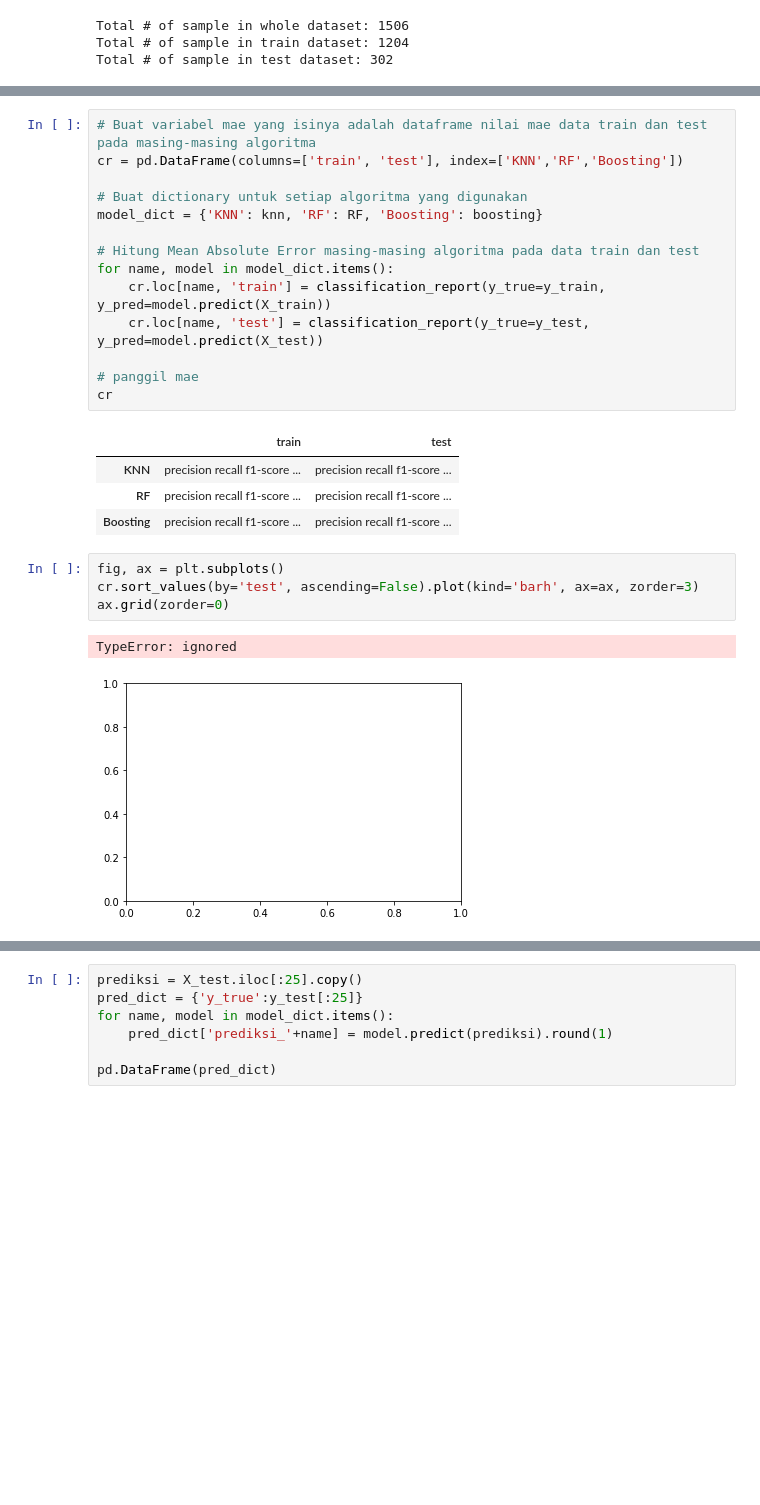
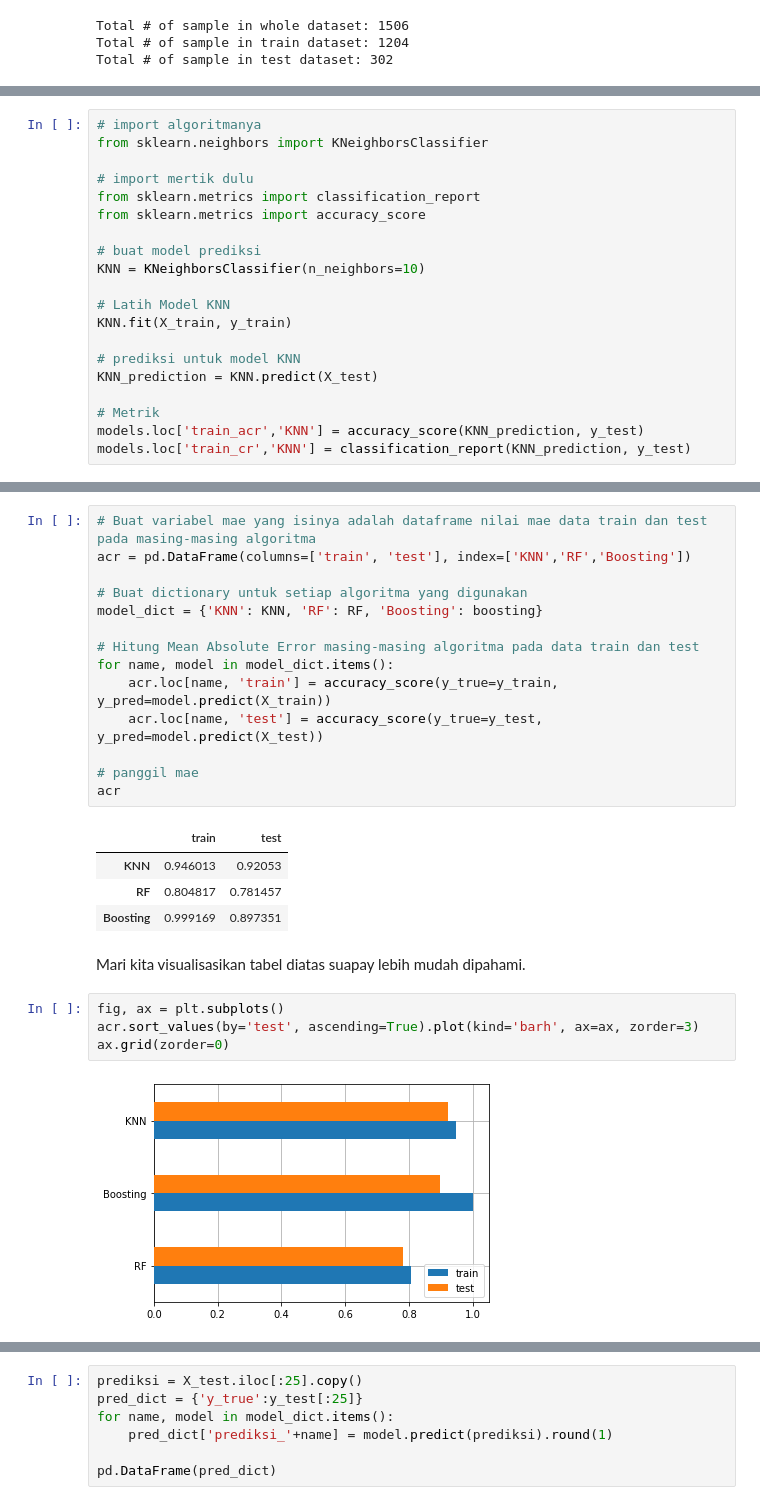
Before and after one commit to izzul112/ML_BMLT-Proyek_Pertama-Predictive_Analytics-Klasifikasi, a Jupyter notebook: Proyek_Pertama_Predictive_Analytics.ipynb, the cells around one changed output, grey strips where cells are left out. Cells and saved outputs as stored; diff of their text form; blank space fills up the shorter version.

```diff
--- a/Proyek_Pertama_Predictive_Analytics.ipynb
+++ b/Proyek_Pertama_Predictive_Analytics.ipynb
@@ -475,0 +492,20 @@ weighted avg       0.92      0.92      0.92       302
+# %%
+# import algoritmanya
+from sklearn.neighbors import KNeighborsClassifier
+
+# import mertik dulu
+from sklearn.metrics import classification_report
+from sklearn.metrics import accuracy_score
+
+# buat model prediksi
+KNN = KNeighborsClassifier(n_neighbors=10)
+
+# Latih Model KNN
+KNN.fit(X_train, y_train)
+
+# prediksi untuk model KNN
+KNN_prediction = KNN.predict(X_test)
+
+# Metrik
+models.loc['train_acr','KNN'] = accuracy_score(KNN_prediction, y_test)
+models.loc['train_cr','KNN'] = classification_report(KNN_prediction, y_test)
@@ -509,26 +585,27 @@ Menjelaskan formula metrik dan bagaimana metrik tersebut bekerja.
 # %%
 # Buat variabel mae yang isinya adalah dataframe nilai mae data train dan test pada masing-masing algoritma
-cr = pd.DataFrame(columns=['train', 'test'], index=['KNN','RF','Boosting'])
+acr = pd.DataFrame(columns=['train', 'test'], index=['KNN','RF','Boosting'])
 
 # Buat dictionary untuk setiap algoritma yang digunakan
-model_dict = {'KNN': knn, 'RF': RF, 'Boosting': boosting}
+model_dict = {'KNN': KNN, 'RF': RF, 'Boosting': boosting}
 
 # Hitung Mean Absolute Error masing-masing algoritma pada data train dan test
 for name, model in model_dict.items():
-    cr.loc[name, 'train'] = classification_report(y_true=y_train, y_pred=model.predict(X_train))
-    cr.loc[name, 'test'] = classification_report(y_true=y_test, y_pred=model.predict(X_test))
+    acr.loc[name, 'train'] = accuracy_score(y_true=y_train, y_pred=model.predict(X_train))
+    acr.loc[name, 'test'] = accuracy_score(y_true=y_test, y_pred=model.predict(X_test))
 
 # panggil mae
-cr
+acr
 # %% [output]
 |  | train | test |
-| KNN | precision recall f1-score ... | precision recall f1-score ... |
-| RF | precision recall f1-score ... | precision recall f1-score ... |
-| Boosting | precision recall f1-score ... | precision recall f1-score ... |
+| KNN | 0.946013 | 0.92053 |
+| RF | 0.804817 | 0.781457 |
+| Boosting | 0.999169 | 0.897351 |
+# %% [markdown]
+Mari kita visualisasikan tabel diatas suapay lebih mudah dipahami.
 # %%
 fig, ax = plt.subplots()
-cr.sort_values(by='test', ascending=False).plot(kind='barh', ax=ax, zorder=3)
+acr.sort_values(by='test', ascending=True).plot(kind='barh', ax=ax, zorder=3)
 ax.grid(zorder=0)
 # %% [output]
-TypeError: ignored
-[figure, old version]
+[figure, new version]
```
Also changed, not shown: parts of 42 cells of this notebook.
